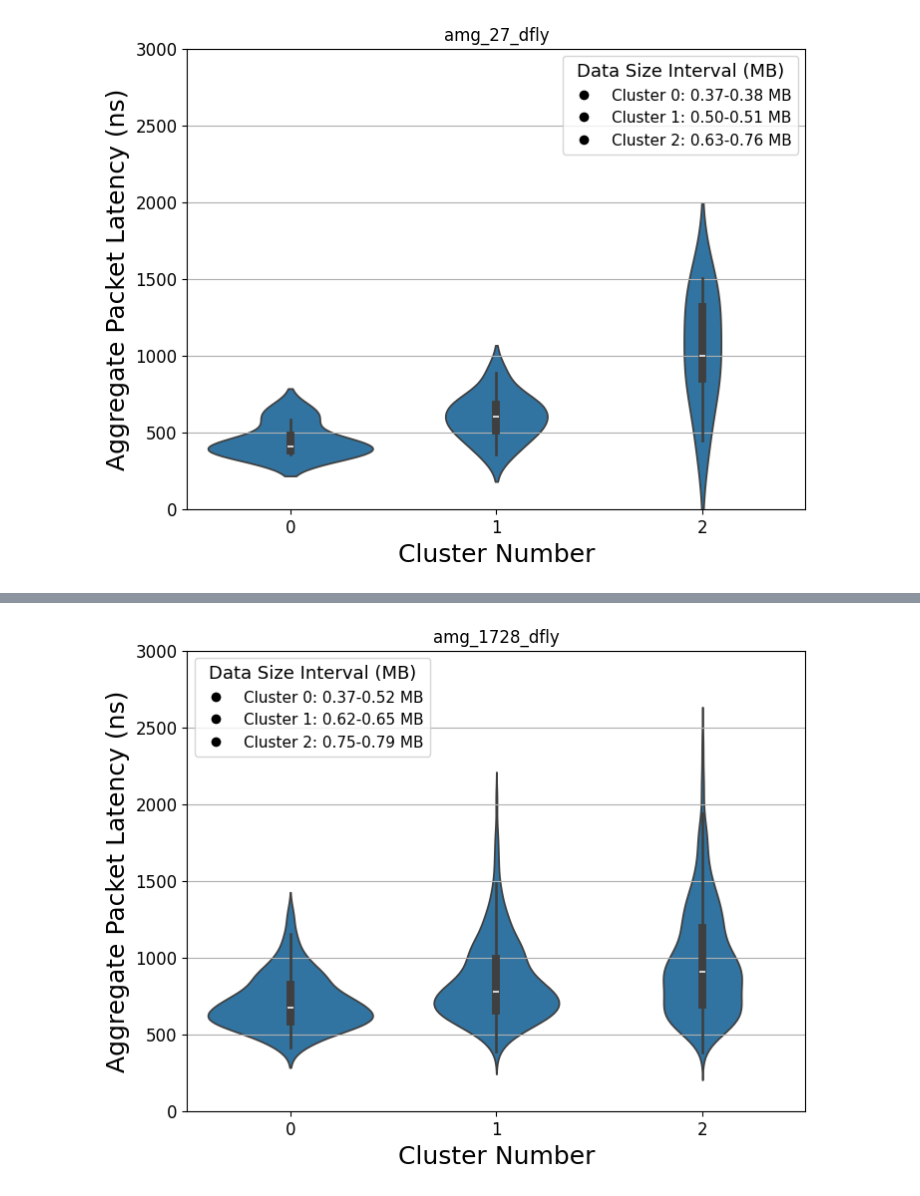
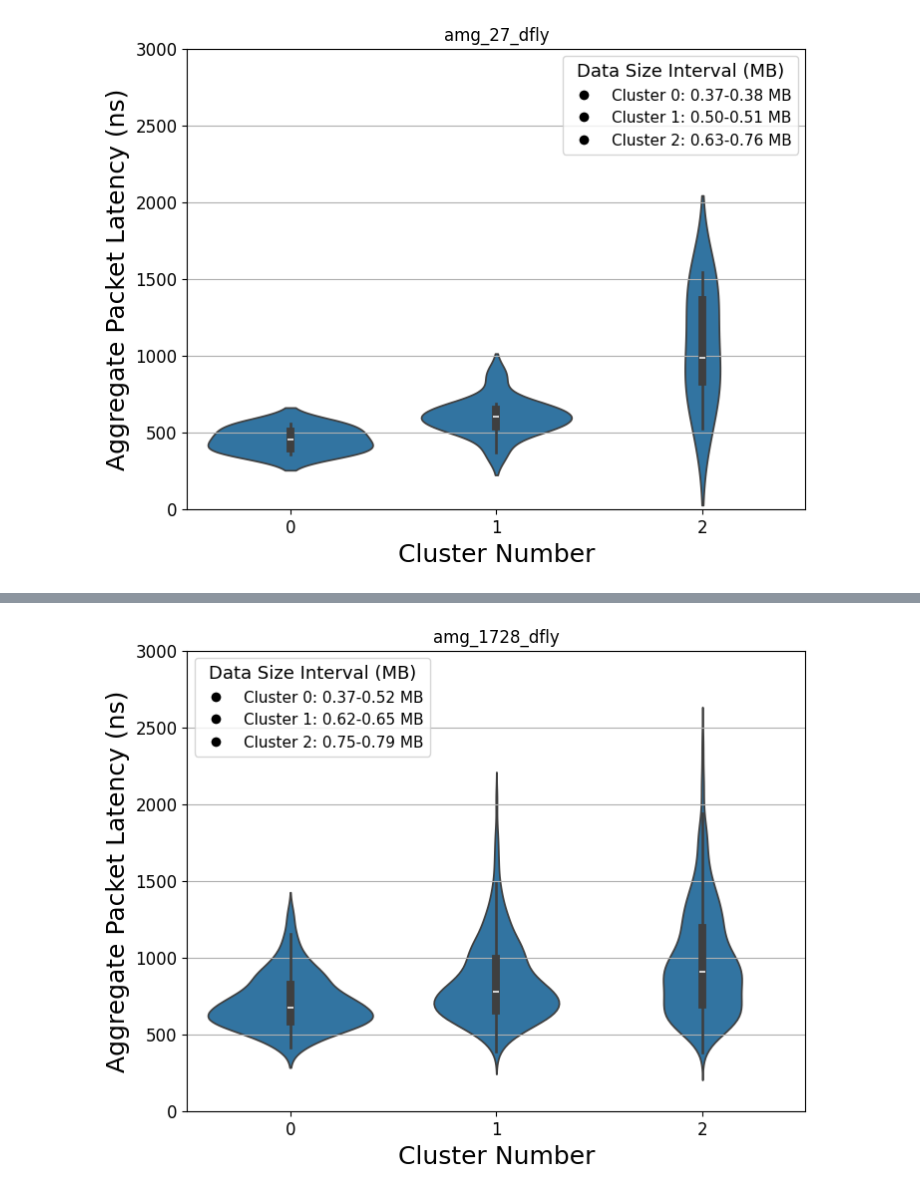
Before and after one commit to zzheng33/cs550, a Jupyter notebook: run/plot.ipynb, the cells around one changed output, grey strips where cells are left out. Drawn from its saved outputs; the diff is of its cells as text; code cells hidden in the pictures.

```diff
--- a/run/plot.ipynb
+++ b/run/plot.ipynb
@@ -70,6 +70,6 @@ def dataSize_packetLatency(file_path, y, cluster=3):
 
     plt.show()
 # %%
-dataSize_packetLatency("./arxiv/amg_27_dfly/dragonfly-msg-stats",3000)
+dataSize_packetLatency("./arxiv/adaptive/amg_27_dfly/dragonfly-msg-stats",3000)
 # %% [output]
-[figure, old version]
+[figure, new version]
```
Also changed, not shown: parts of 3 cells of this notebook, 19 other files.
